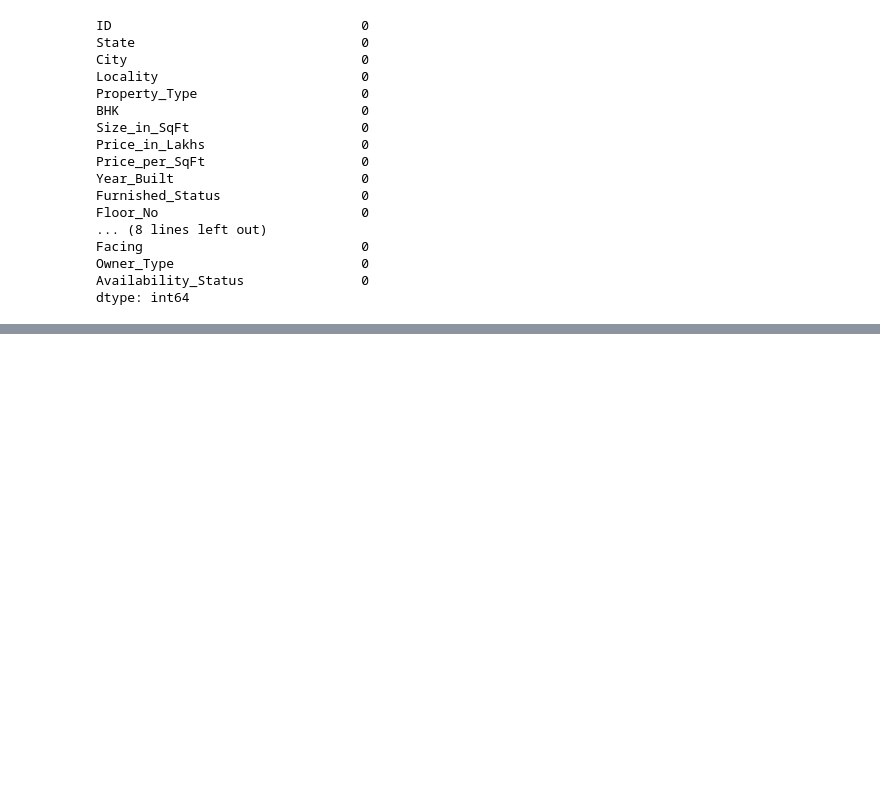
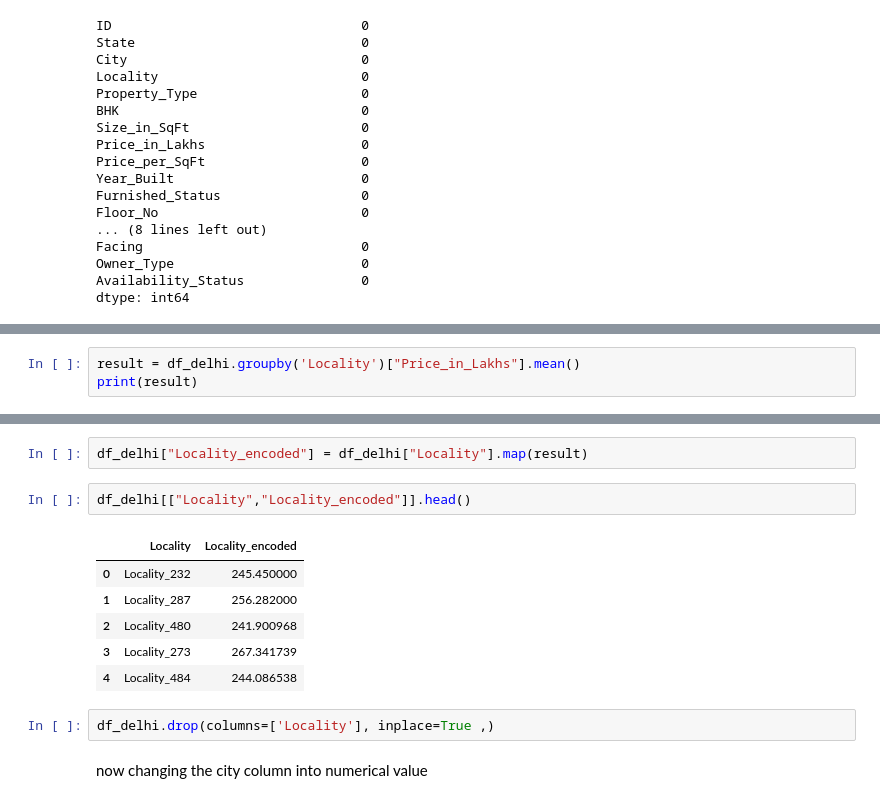
Before and after one commit to okfindme/Machine_learning, a Jupyter notebook: Machine_learning/Projects/Linear_regression/indian_house_price.ipynb, the cells around one changed output, grey strips where cells are left out. Cells and saved outputs as stored; diff of their text form; blank space fills up the shorter version.

```diff
--- a/Machine_learning/Projects/Linear_regression/indian_house_price.ipynb
+++ b/Machine_learning/Projects/Linear_regression/indian_house_price.ipynb
@@ -193,0 +245,3 @@ dtype: int64
+# %%
+result = df_delhi.groupby('Locality')["Price_in_Lakhs"].mean()
+print(result)
@@ -193,0 +262,15 @@ dtype: int64
+# %%
+df_delhi["Locality_encoded"] = df_delhi["Locality"].map(result)
+# %%
+df_delhi[["Locality","Locality_encoded"]].head()
+# %% [output]
+|  | Locality | Locality_encoded |
+| 0 | Locality_232 | 245.450000 |
+| 1 | Locality_287 | 256.282000 |
+| 2 | Locality_480 | 241.900968 |
+| 3 | Locality_273 | 267.341739 |
+| 4 | Locality_484 | 244.086538 |
+# %%
+df_delhi.drop(columns=['Locality'], inplace=True ,)
+# %% [markdown]
+now changing the city column into numerical value
```
Also changed, not shown: parts of 35 cells of this notebook, 5 other files.
